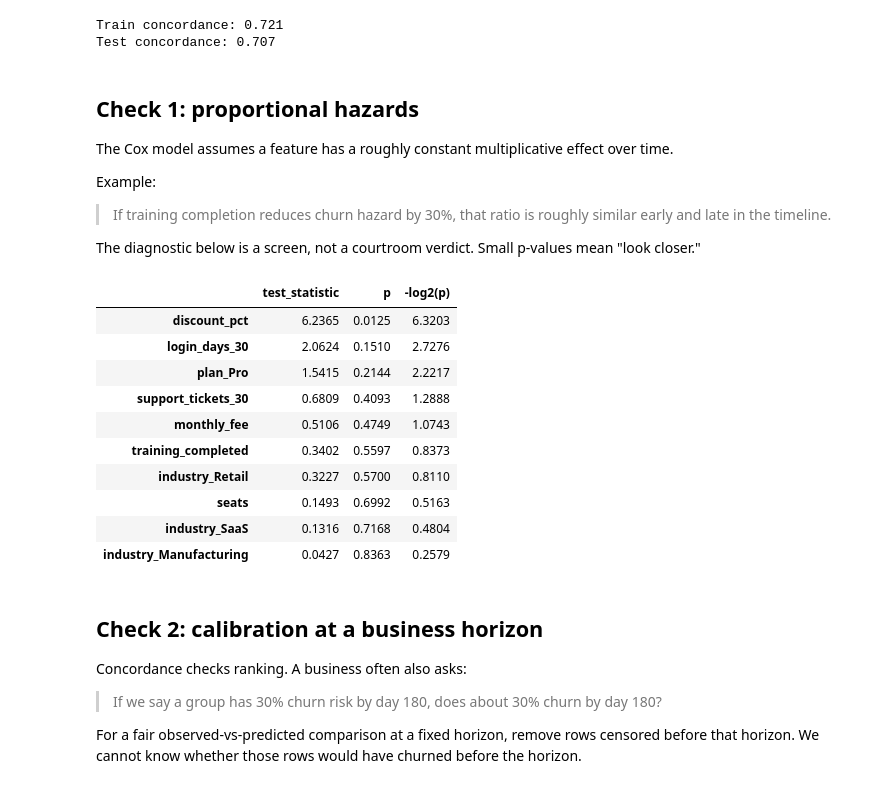
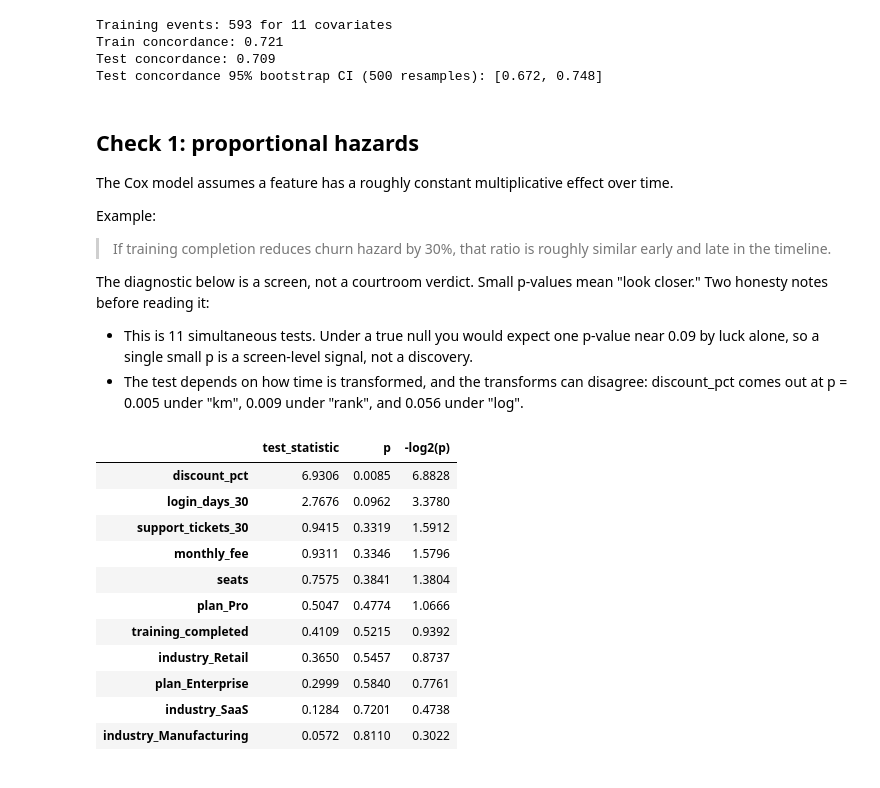
Before and after one commit to josephazar/Survival_Analysis_Demo, a Jupyter notebook: survival-analysis-intro/notebooks/04_assumptions_validation_and_leakage.ipynb, the cells around one changed output. Cells and saved outputs as stored; diff of their text form; code cells hidden in the pictures.

```diff
--- a/survival-analysis-intro/notebooks/04_assumptions_validation_and_leakage.ipynb
+++ b/survival-analysis-intro/notebooks/04_assumptions_validation_and_leakage.ipynb
@@ -41,7 +54,8 @@ pd.set_option("display.width", 140)
 # %%
 from sklearn.model_selection import train_test_split
-from lifelines import CoxPHFitter
+from lifelines import CoxPHFitter, KaplanMeierFitter
 from lifelines.statistics import proportional_hazard_test
+from lifelines.utils import concordance_index
 
 churn = pd.read_csv(DATA_DIR / "service_churn_drivers.csv")
 model_df = pd.get_dummies(
@@ -57,14 +71,29 @@ train_df, test_df = train_test_split(
     stratify=model_df["churn_observed"],
 )
 
-cph = CoxPHFitter(penalizer=0.03)
+cph = CoxPHFitter()
 cph.fit(train_df, duration_col="duration_days", event_col="churn_observed")
 
+print("Training events:", int(train_df["churn_observed"].sum()), "for", train_df.shape[1] - 2, "covariates")
 print("Train concordance:", round(cph.concordance_index_, 3))
 print("Test concordance:", round(cph.score(test_df, scoring_method="concordance_index"), 3))
+
+# A point estimate deserves an error bar: bootstrap the test set.
+rng = np.random.default_rng(7)
+risk = cph.predict_partial_hazard(test_df).to_numpy()
+dur = test_df["duration_days"].to_numpy()
+event = test_df["churn_observed"].to_numpy()
+boot = [
+    concordance_index(dur[idx], -risk[idx], event[idx])
+    for idx in (rng.integers(0, len(dur), len(dur)) for _ in range(500))
+]
+lo, hi = np.percentile(boot, [2.5, 97.5])
+print(f"Test concordance 95% bootstrap CI (500 resamples): [{lo:.3f}, {hi:.3f}]")
 # %% [output]
+Training events: 593 for 11 covariates
 Train concordance: 0.721
-Test concordance: 0.707
+Test concordance: 0.709
+Test concordance 95% bootstrap CI (500 resamples): [0.672, 0.748]
 # %% [markdown]
 ## Check 1: proportional hazards
 
@@ -74,27 +103,23 @@ Example:
 
 > If training completion reduces churn hazard by 30%, that ratio is roughly similar early and late in the timeline.
 
-The diagnostic below is a screen, not a courtroom verdict. Small p-values mean "look closer."
+The diagnostic below is a screen, not a courtroom verdict. Small p-values mean "look closer." Two honesty notes before reading it:
+
+- This is 11 simultaneous tests. Under a true null you would expect one p-value near 0.09 by luck alone, so a single small p is a screen-level signal, not a discovery.
+- The test depends on how time is transformed, and the transforms can disagree: discount_pct comes out at p = 0.005 under "km", 0.009 under "rank", and 0.056 under "log".
 # %%
 ph = proportional_hazard_test(cph, train_df, time_transform="rank")
-ph.summary.sort_values("p").head(10).round(4)
+ph.summary.sort_values("p").round(4)  # all 11 covariates, nothing hidden
 # %% [output]
 |  | test_statistic | p | -log2(p) |
-| discount_pct | 6.2365 | 0.0125 | 6.3203 |
-| login_days_30 | 2.0624 | 0.1510 | 2.7276 |
-| plan_Pro | 1.5415 | 0.2144 | 2.2217 |
-| support_tickets_30 | 0.6809 | 0.4093 | 1.2888 |
-| monthly_fee | 0.5106 | 0.4749 | 1.0743 |
-| training_completed | 0.3402 | 0.5597 | 0.8373 |
-| industry_Retail | 0.3227 | 0.5700 | 0.8110 |
-| seats | 0.1493 | 0.6992 | 0.5163 |
-| industry_SaaS | 0.1316 | 0.7168 | 0.4804 |
-| industry_Manufacturing | 0.0427 | 0.8363 | 0.2579 |
+| discount_pct | 6.9306 | 0.0085 | 6.8828 |
+| login_days_30 | 2.7676 | 0.0962 | 3.3780 |
+| support_tickets_30 | 0.9415 | 0.3319 | 1.5912 |
+| monthly_fee | 0.9311 | 0.3346 | 1.5796 |
+| seats | 0.7575 | 0.3841 | 1.3804 |
+| plan_Pro | 0.5047 | 0.4774 | 1.0666 |
+| training_completed | 0.4109 | 0.5215 | 0.9392 |
+| industry_Retail | 0.3650 | 0.5457 | 0.8737 |
+| plan_Enterprise | 0.2999 | 0.5840 | 0.7761 |
+| industry_SaaS | 0.1284 | 0.7201 | 0.4738 |
+| industry_Manufacturing | 0.0572 | 0.8110 | 0.3022 |
-# %% [markdown]
-## Check 2: calibration at a business horizon
-
-Concordance checks ranking. A business often also asks:
-
-> If we say a group has 30% churn risk by day 180, does about 30% churn by day 180?
-
-For a fair observed-vs-predicted comparison at a fixed horizon, remove rows censored before that horizon. We cannot know whether those rows would have churned before the horizon.
```
Also changed, not shown: parts of 21 cells of this notebook, 4 other files.
